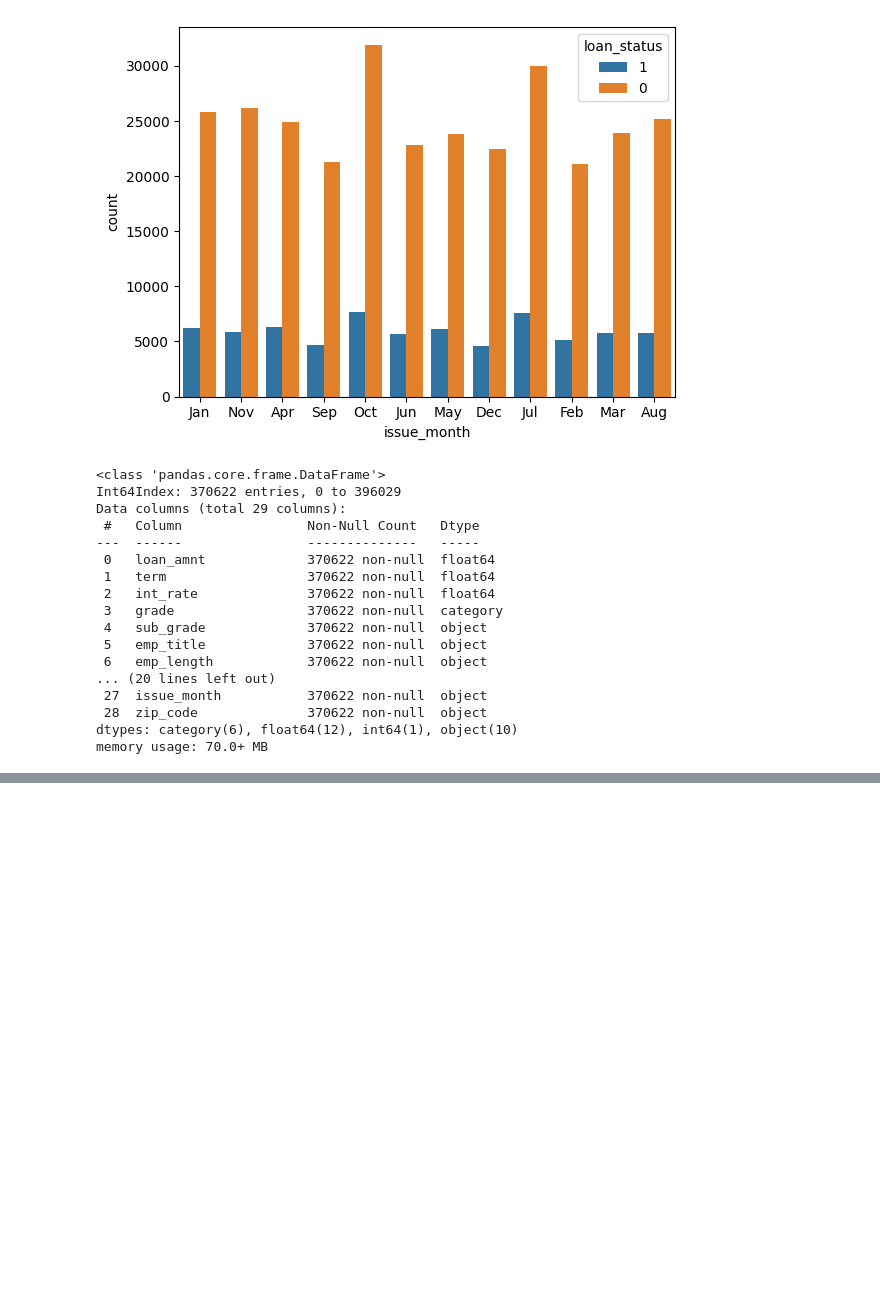
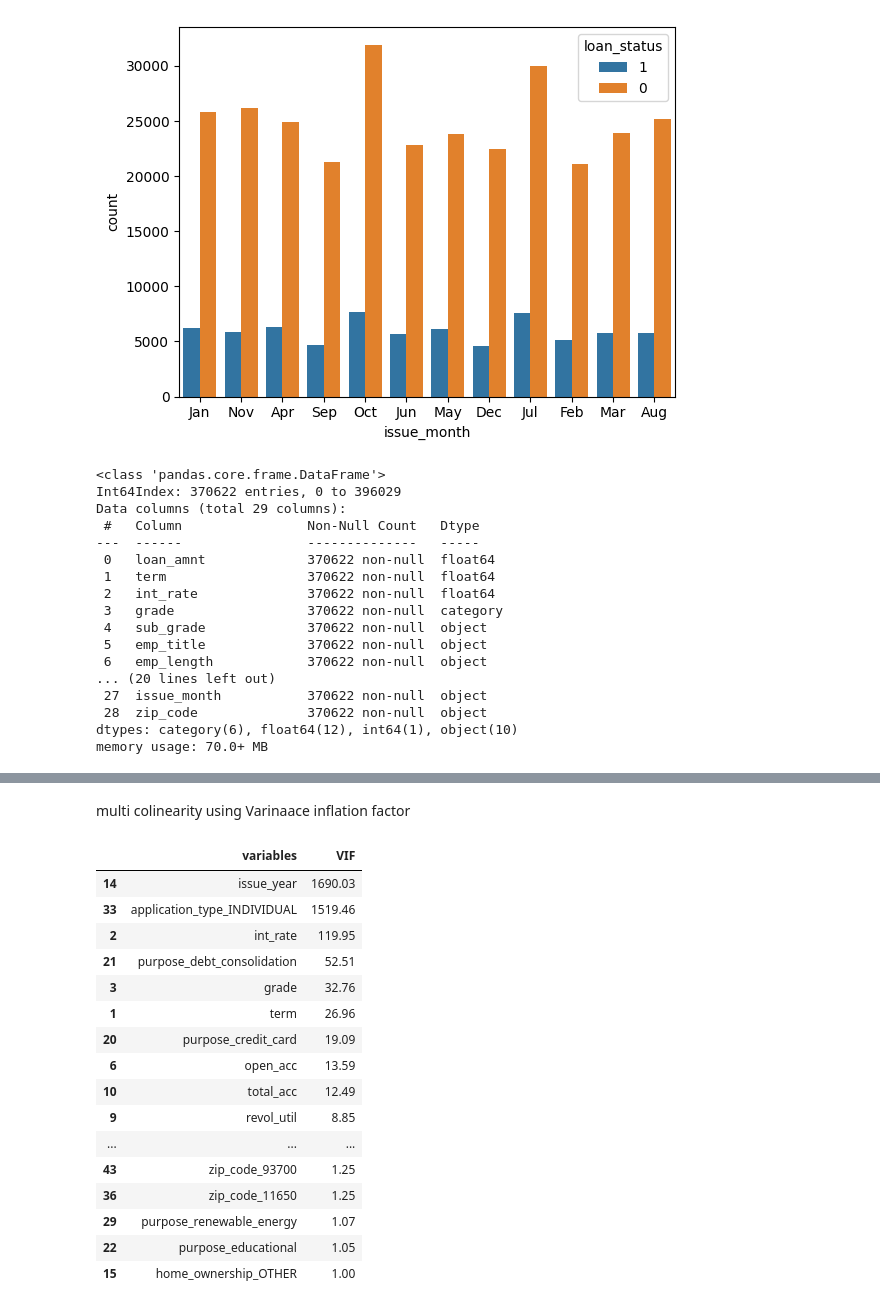
Before and after one commit to mahikshith/End-to-End-implementation-of-Loan-tap-classification, a Jupyter notebook: loan_tap_classification_m.ipynb, the cells around one changed output, grey strips where cells are left out. Cells and saved outputs as stored; diff of their text form; code cells hidden in the pictures; blank space fills up the shorter version.

```diff
--- a/loan_tap_classification_m.ipynb
+++ b/loan_tap_classification_m.ipynb
@@ -662,2 +655,5 @@ Index(['loan_amnt', 'term', 'int_rate', 'grade', 'home_ownership',
+# %%
+# issue month is almost uniform when plotted against loan status
+df.drop(["issue_month"], axis=1, inplace=True)
 # %%
 # encode the cat features and build a model
@@ -663,0 +698,9 @@ Index(['loan_amnt', 'term', 'int_rate', 'grade', 'home_ownership',
+# %%
+# grade is ordinal
+from sklearn.preprocessing import OneHotEncoder , LabelEncoder
+le = LabelEncoder()
+df["grade"] = le.fit_transform(df["grade"])
+
+cols= ['home_ownership', 'verification_status',  'purpose',  'application_type', 'zip_code']
+
+df = pd.get_dummies(df, columns=cols, drop_first=True)
@@ -663,0 +892,35 @@ Index(['loan_amnt', 'term', 'int_rate', 'grade', 'home_ownership',
+# %% [markdown]
+multi colinearity using Varinaace inflation factor
+# %%
+
+from statsmodels.stats.outliers_influence import variance_inflation_factor
+
+def calculate_vif(x):
+
+    # Calculating VIF
+    vif = pd.DataFrame()
+    vif["variables"] = x.columns
+    vif["VIF"] = [variance_inflation_factor(x, i) for i in range(x.shape[1])]
+    vif["VIF"] = round(vif["VIF"], 2)
+    vif = vif.sort_values(by = "VIF", ascending = False)
+    return(vif)
+
+calculate_vif(x)
+# %% [output]
+|  | variables | VIF |
+| 14 | issue_year | 1690.03 |
+| 33 | application_type_INDIVIDUAL | 1519.46 |
+| 2 | int_rate | 119.95 |
+| 21 | purpose_debt_consolidation | 52.51 |
+| 3 | grade | 32.76 |
+| 1 | term | 26.96 |
+| 20 | purpose_credit_card | 19.09 |
+| 6 | open_acc | 13.59 |
+| 10 | total_acc | 12.49 |
+| 9 | revol_util | 8.85 |
+| ... | ... | ... |
+| 43 | zip_code_93700 | 1.25 |
+| 36 | zip_code_11650 | 1.25 |
+| 29 | purpose_renewable_energy | 1.07 |
+| 22 | purpose_educational | 1.05 |
+| 15 | home_ownership_OTHER | 1.00 |
```
Also changed, not shown: parts of 30 cells of this notebook.
